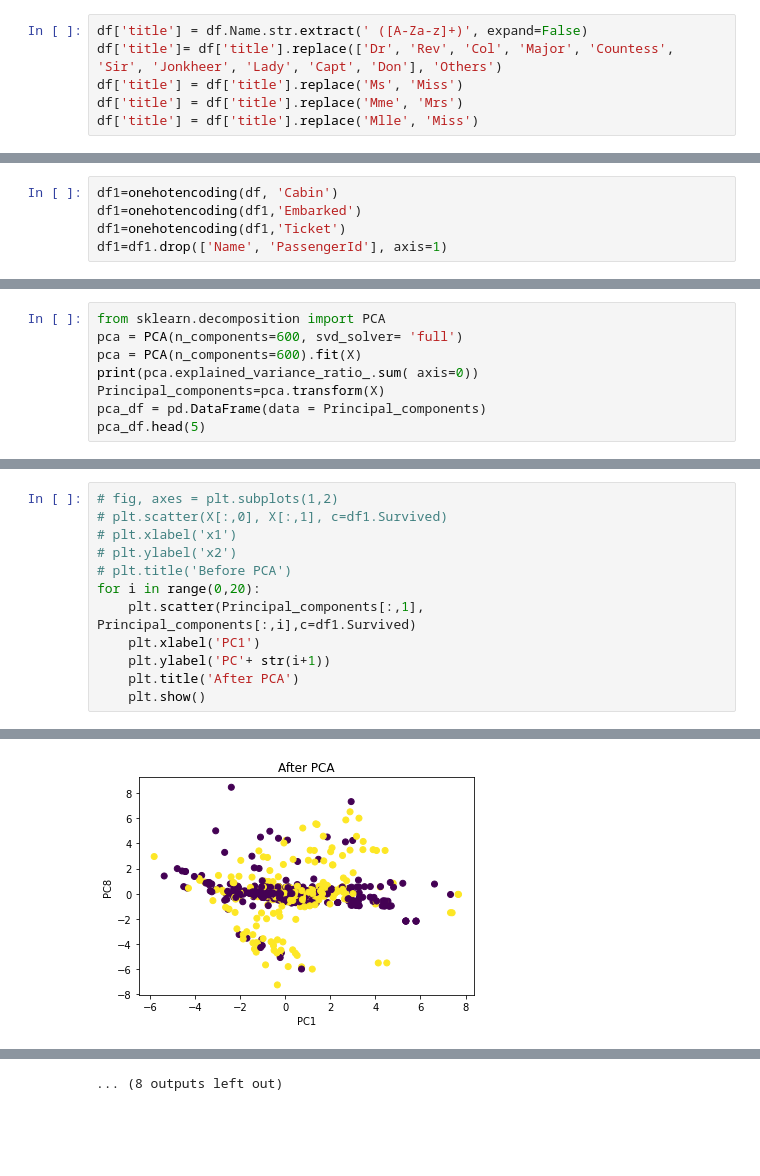
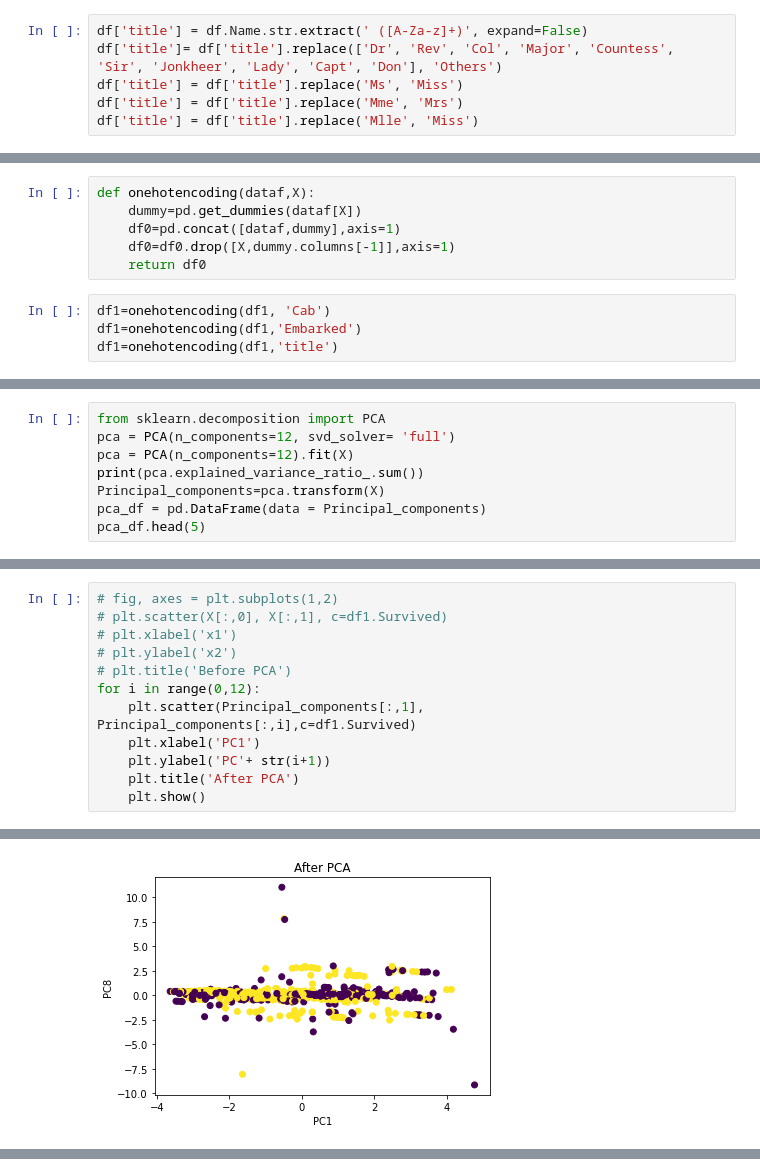
Before and after one commit to sagarbhilare90/titanic-classification, a Jupyter notebook: Titanic.ipynb, the cells around one changed output, grey strips where cells are left out. Saved outputs shown, nothing was run; the diff lists cells and outputs as text; blank space fills up the shorter version.

```diff
--- a/Titanic.ipynb
+++ b/Titanic.ipynb
@@ -138,8 +67,3 @@ df['Sex']=le.fit_transform(df['Sex'])
-# %%
-df1=onehotencoding(df, 'Cabin')
-df1=onehotencoding(df1,'Embarked')
-df1=onehotencoding(df1,'Ticket')
-df1=df1.drop(['Name', 'PassengerId'], axis=1)
 # %%
 df1.head()
 # %% [output]
@@ -152,0 +85,10 @@ df1.head()
+# %%
+def onehotencoding(dataf,X):
+    dummy=pd.get_dummies(dataf[X])
+    df0=pd.concat([dataf,dummy],axis=1)
+    df0=df0.drop([X,dummy.columns[-1]],axis=1)
+    return df0
+# %%
+df1=onehotencoding(df1, 'Cab')
+df1=onehotencoding(df1,'Embarked')
+df1=onehotencoding(df1,'title')
@@ -173,8 +133,8 @@ array([[ 0.82737724,  0.73769513, -0.5924806 , ..., -0.03352008,
 # %%
 from sklearn.decomposition import PCA
-pca = PCA(n_components=600, svd_solver= 'full')
-pca = PCA(n_components=600).fit(X)
-print(pca.explained_variance_ratio_.sum( axis=0))
+pca = PCA(n_components=12, svd_solver= 'full')
+pca = PCA(n_components=12).fit(X)
+print(pca.explained_variance_ratio_.sum())
 Principal_components=pca.transform(X)
 pca_df = pd.DataFrame(data = Principal_components)
 pca_df.head(5)
@@ -193,7 +152,7 @@ pca_df.head(5)
 # plt.xlabel('x1')
 # plt.ylabel('x2')
 # plt.title('Before PCA')
-for i in range(0,20):
+for i in range(0,12):
     plt.scatter(Principal_components[:,1], Principal_components[:,i],c=df1.Survived)
     plt.xlabel('PC1')
     plt.ylabel('PC'+ str(i+1))
@@ -210 +169 @@ for i in range(0,20):
-[figure, old version]
+[figure, new version]
@@ -215,4 +174,3 @@ for i in range(0,20):
-... (8 outputs left out)
 # %%
 PC_values = np.arange(pca.n_components_) + 1
 plt.plot(PC_values, pca.explained_variance_ratio_, 'ro-', linewidth=2)
```
Also changed, not shown: parts of 18 cells of this notebook.
